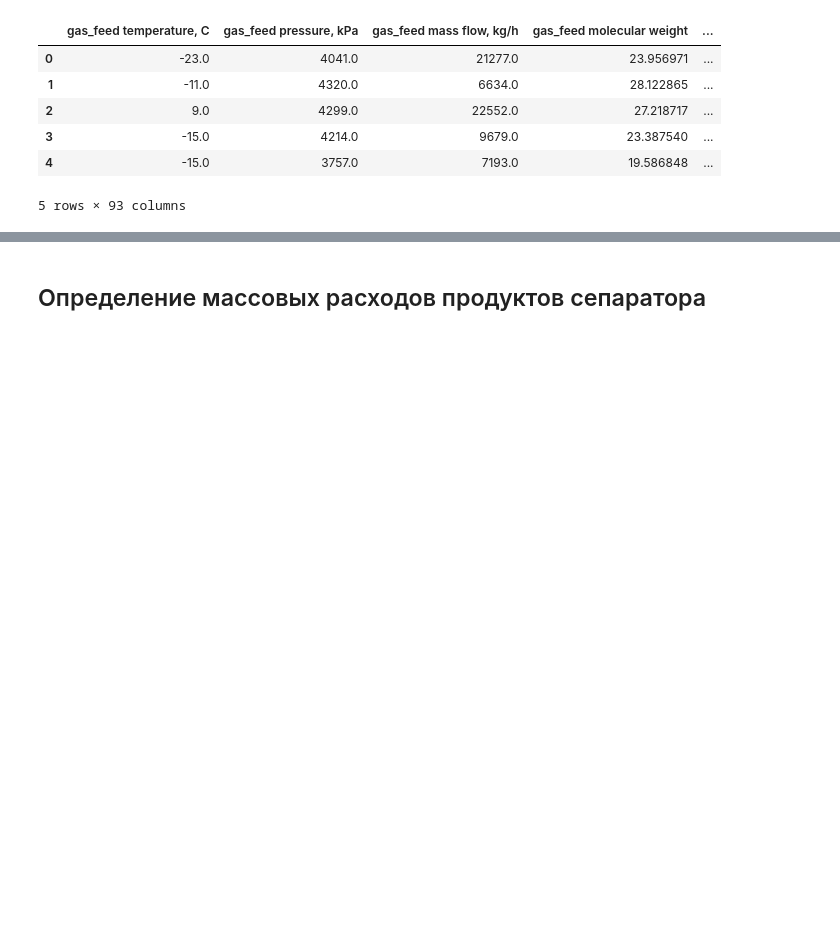
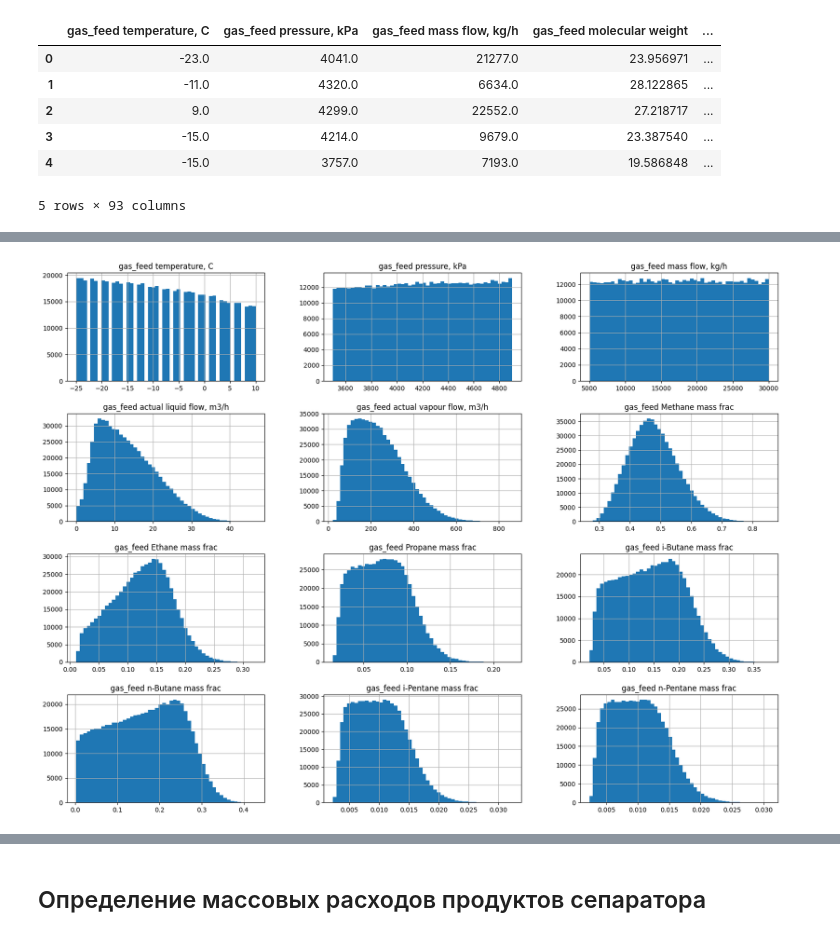
Before and after one commit to Rus-tam/AI_models, a Jupyter notebook: low_temp_dist_17_04.ipynb, the cells around one changed output, grey strips where cells are left out. Drawn from its saved outputs; the diff is of its cells as text; code cells hidden in the pictures; blank space fills up the shorter version.

```diff
--- a/low_temp_dist_17_04.ipynb
+++ b/low_temp_dist_17_04.ipynb
@@ -40,0 +23,7 @@ list(data.columns)
+# %%
+feed_prod_vol_flow = data[[
+    'gas_feed temperature, C', 'gas_feed pressure, kPa', 'gas_feed mass flow, kg/h', 'gas_feed actual liquid flow, m3/h',
+    'gas_feed actual vapour flow, m3/h', 'gas_feed Methane mass frac', 'gas_feed Ethane mass frac',
+    'gas_feed Propane mass frac', 'gas_feed i-Butane mass frac', 'gas_feed n-Butane mass frac',
+    'gas_feed i-Pentane mass frac','gas_feed n-Pentane mass frac',
+]]
@@ -40,0 +42,4 @@ list(data.columns)
+# %%
+feed_prod_vol_flow.hist(bins=50, figsize=(20, 15));
+# %% [output]
+[figure, added]
```
Also changed, not shown: parts of 21 cells of this notebook.
